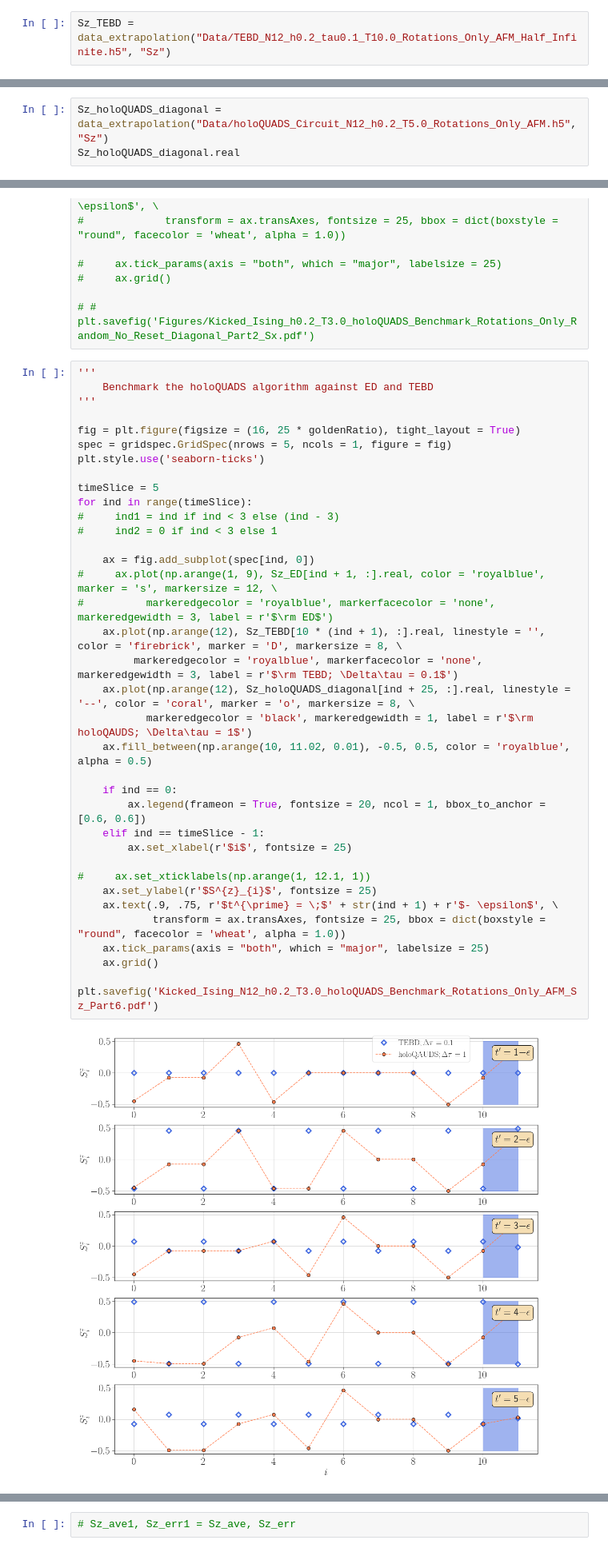
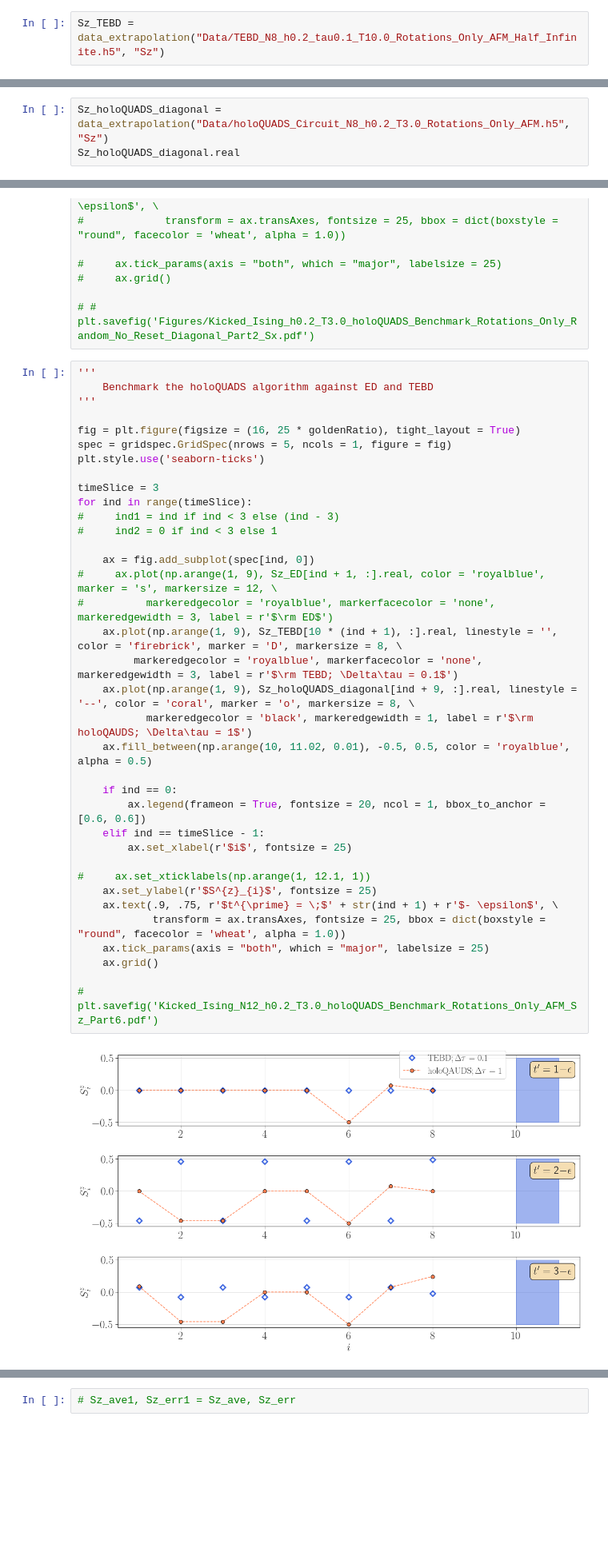
Before and after one commit to xiaobo-23/EntangledLightConeSampling, a Jupyter notebook: HQA_Data_Analysis.ipynb, the cells around one changed output, grey strips where cells are left out. Shown at 80% size. Saved outputs shown, nothing was run; the diff lists cells and outputs as text; blank space fills up the shorter version.

```diff
--- a/HQA_Data_Analysis.ipynb
+++ b/HQA_Data_Analysis.ipynb
@@ -461,6 +461,6 @@ Sz_ED = data_extrapolation("Data/ED_N8_h0.2_Iteration12_Rotations_Only_AFM.h5",
 <KeysViewHDF5 ['Cxx', 'Cyy', 'Czz', 'Initial Sz', 'Sx', 'Sy', 'Sz', 'Wavefunction Overlap']>
 (12, 8)
 # %%
-Sz_TEBD = data_extrapolation("Data/TEBD_N12_h0.2_tau0.1_T10.0_Rotations_Only_AFM_Half_Infinite.h5", "Sz")
+Sz_TEBD = data_extrapolation("Data/TEBD_N8_h0.2_tau0.1_T10.0_Rotations_Only_AFM_Half_Infinite.h5", "Sz")
 # %% [output]
 <KeysViewHDF5 ['Cxx', 'Cyy', 'Czz', 'Initial Sz', 'Sx', 'Sy', 'Sz', 'Wavefunction Overlap']>
@@ -511,7 +511,7 @@ for ind in range(10):
 # Sz_holoQUADS = data_extrapolation("Data/holoQUADS_Circuit_N8_h0.2_T3.0_Measure2_Rotations_Only_Random_TESTING.h5", "Sz_wavefunction")
 # Sz_holoQUADS.shape
 # %%
-Sz_holoQUADS_diagonal = data_extrapolation("Data/holoQUADS_Circuit_N12_h0.2_T5.0_Rotations_Only_AFM.h5", "Sz")
+Sz_holoQUADS_diagonal = data_extrapolation("Data/holoQUADS_Circuit_N8_h0.2_T3.0_Rotations_Only_AFM.h5", "Sz")
 Sz_holoQUADS_diagonal.real
 # %% [output]
 <KeysViewHDF5 ['Initial Sz', 'Sx', 'Sy', 'Sz']>
@@ -592,38 +592,38 @@ array([[ 1.38777878e-16, -1.94289029e-16, -2.77555756e-17,
 '''
 
 fig = plt.figure(figsize = (16, 25 * goldenRatio), tight_layout = True)
 spec = gridspec.GridSpec(nrows = 5, ncols = 1, figure = fig)
 plt.style.use('seaborn-ticks')
 
-timeSlice = 5
+timeSlice = 3
 for ind in range(timeSlice):
 #     ind1 = ind if ind < 3 else (ind - 3)
 #     ind2 = 0 if ind < 3 else 1
 
     ax = fig.add_subplot(spec[ind, 0])
 #     ax.plot(np.arange(1, 9), Sz_ED[ind + 1, :].real, color = 'royalblue', marker = 's', markersize = 12, \
 #          markeredgecolor = 'royalblue', markerfacecolor = 'none', markeredgewidth = 3, label = r'$\rm ED$')
-    ax.plot(np.arange(12), Sz_TEBD[10 * (ind + 1), :].real, linestyle = '', color = 'firebrick', marker = 'D', markersize = 8, \
+    ax.plot(np.arange(1, 9), Sz_TEBD[10 * (ind + 1), :].real, linestyle = '', color = 'firebrick', marker = 'D', markersize = 8, \
          markeredgecolor = 'royalblue', markerfacecolor = 'none', markeredgewidth = 3, label = r'$\rm TEBD; \Delta\tau = 0.1$')
-    ax.plot(np.arange(12), Sz_holoQUADS_diagonal[ind + 25, :].real, linestyle = '--', color = 'coral', marker = 'o', markersize = 8, \
+    ax.plot(np.arange(1, 9), Sz_holoQUADS_diagonal[ind + 9, :].real, linestyle = '--', color = 'coral', marker = 'o', markersize = 8, \
            markeredgecolor = 'black', markeredgewidth = 1, label = r'$\rm holoQAUDS; \Delta\tau = 1$')
     ax.fill_between(np.arange(10, 11.02, 0.01), -0.5, 0.5, color = 'royalblue', alpha = 0.5)
 
     if ind == 0:
         ax.legend(frameon = True, fontsize = 20, ncol = 1, bbox_to_anchor = [0.6, 0.6])
     elif ind == timeSlice - 1:
         ax.set_xlabel(r'$i$', fontsize = 25)
 
 #     ax.set_xticklabels(np.arange(1, 12.1, 1))
     ax.set_ylabel(r'$S^{z}_{i}$', fontsize = 25)
     ax.text(.9, .75, r'$t^{\prime} = \;$' + str(ind + 1) + r'$- \epsilon$', \
             transform = ax.transAxes, fontsize = 25, bbox = dict(boxstyle = "round", facecolor = 'wheat', alpha = 1.0))
     ax.tick_params(axis = "both", which = "major", labelsize = 25)
     ax.grid()
 
-plt.savefig('Kicked_Ising_N12_h0.2_T3.0_holoQUADS_Benchmark_Rotations_Only_AFM_Sz_Part6.pdf')
+# plt.savefig('Kicked_Ising_N12_h0.2_T3.0_holoQUADS_Benchmark_Rotations_Only_AFM_Sz_Part6.pdf')
 # %% [output]
-[figure, old version]
+[figure, new version]
 # %%
 # '''
 #     Benchmark the holoQUADS algorithm against ED and TEBD
```
Also changed, not shown: parts of 2 cells of this notebook, 2 other files.
